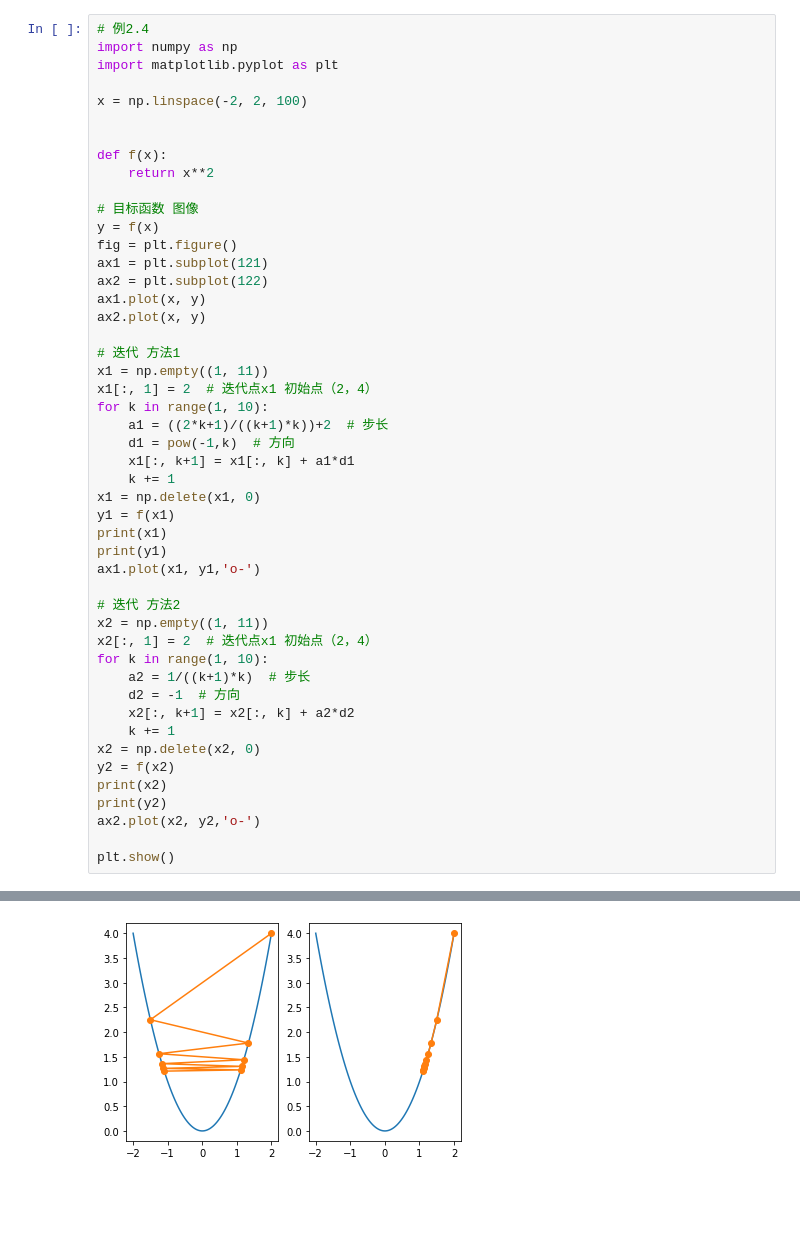
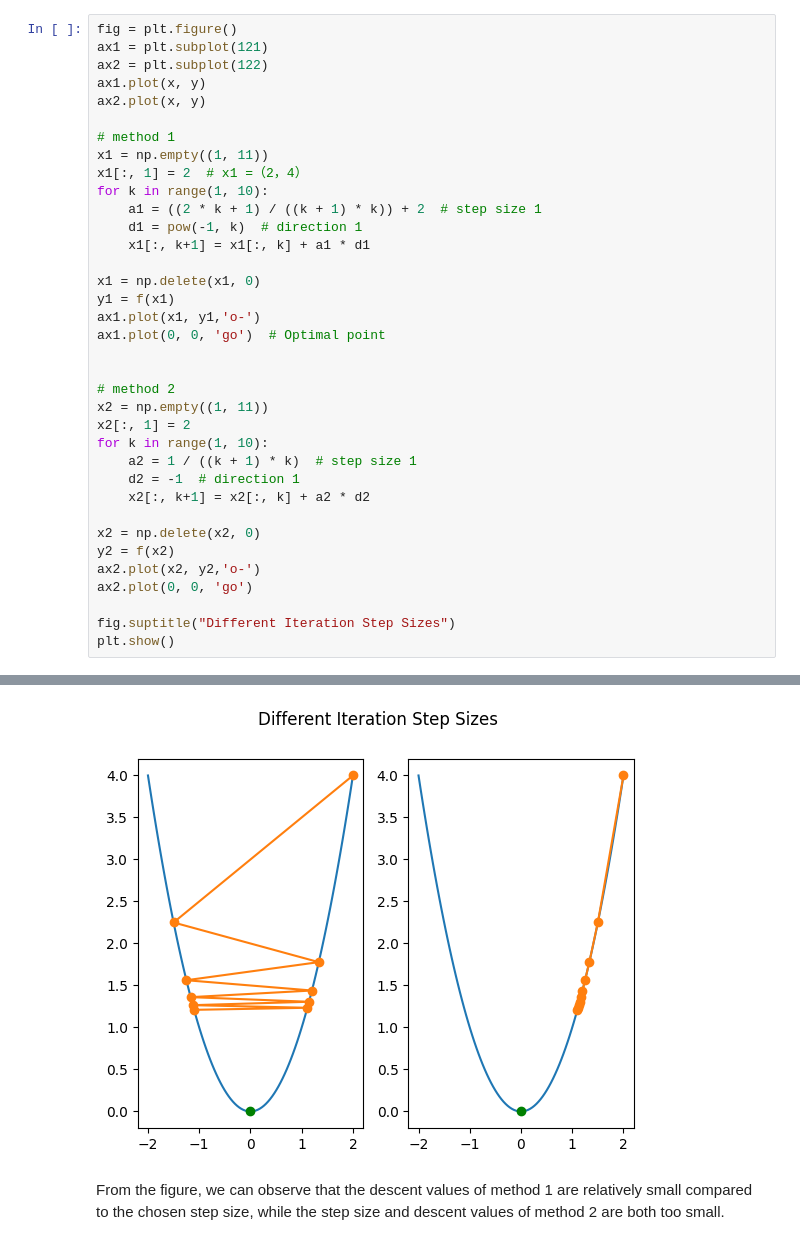
Before and after one commit to bchaoss/Numerical-Optimization, a Jupyter notebook: Code/01Select_stepSize.ipynb, the cells around one changed output, grey strips where cells are left out. Drawn from its saved outputs; the diff is of its cells as text; blank space fills up the shorter version.

```diff
--- a/Code/01Select_stepSize.ipynb
+++ b/Code/01Select_stepSize.ipynb
@@ -3,49 +27,37 @@
 # %%
-# 例2.4
-import numpy as np
-import matplotlib.pyplot as plt
-
-x = np.linspace(-2, 2, 100)
-
-
-def f(x):
-    return x**2
-
-# 目标函数 图像
-y = f(x)
 fig = plt.figure()
 ax1 = plt.subplot(121)
 ax2 = plt.subplot(122)
 ax1.plot(x, y)
 ax2.plot(x, y)
 
-# 迭代 方法1
+# method 1
 x1 = np.empty((1, 11))
-x1[:, 1] = 2  # 迭代点x1 初始点（2，4）
+x1[:, 1] = 2  # x1 =（2，4）
 for k in range(1, 10):
-    a1 = ((2*k+1)/((k+1)*k))+2  # 步长
-    d1 = pow(-1,k)  # 方向
-    x1[:, k+1] = x1[:, k] + a1*d1
-    k += 1
+    a1 = ((2 * k + 1) / ((k + 1) * k)) + 2  # step size 1
+    d1 = pow(-1, k)  # direction 1
+    x1[:, k+1] = x1[:, k] + a1 * d1
+
 x1 = np.delete(x1, 0)
 y1 = f(x1)
-print(x1)
-print(y1)
 ax1.plot(x1, y1,'o-')
+ax1.plot(0, 0, 'go')  # Optimal point
 
-# 迭代 方法2
+
+# method 2
 x2 = np.empty((1, 11))
-x2[:, 1] = 2  # 迭代点x1 初始点（2，4）
+x2[:, 1] = 2
 for k in range(1, 10):
-    a2 = 1/((k+1)*k)  # 步长
-    d2 = -1  # 方向
-    x2[:, k+1] = x2[:, k] + a2*d2
-    k += 1
+    a2 = 1 / ((k + 1) * k)  # step size 1
+    d2 = -1  # direction 1
+    x2[:, k+1] = x2[:, k] + a2 * d2
+
 x2 = np.delete(x2, 0)
 y2 = f(x2)
-print(x2)
-print(y2)
 ax2.plot(x2, y2,'o-')
+ax2.plot(0, 0, 'go')
 
+fig.suptitle("Different Iteration Step Sizes")
 plt.show()
 # %% [output]
@@ -60 +64,3 @@ plt.show()
-[figure, old version]
+[figure, new version]
+# %% [markdown]
+From the figure, we can observe that the descent values of method 1 are relatively small compared to the chosen step size, while the step size and descent values of method 2 are both too small.
```
Also changed, not shown: parts of 7 cells of this notebook.
